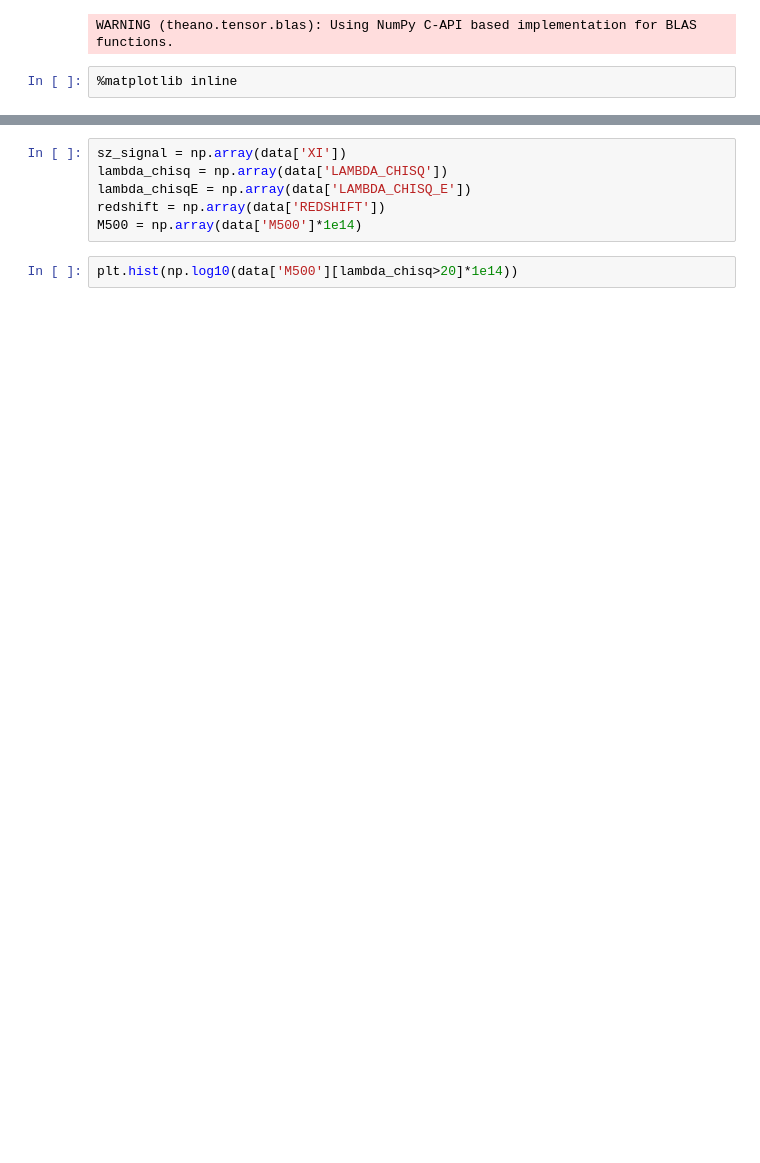
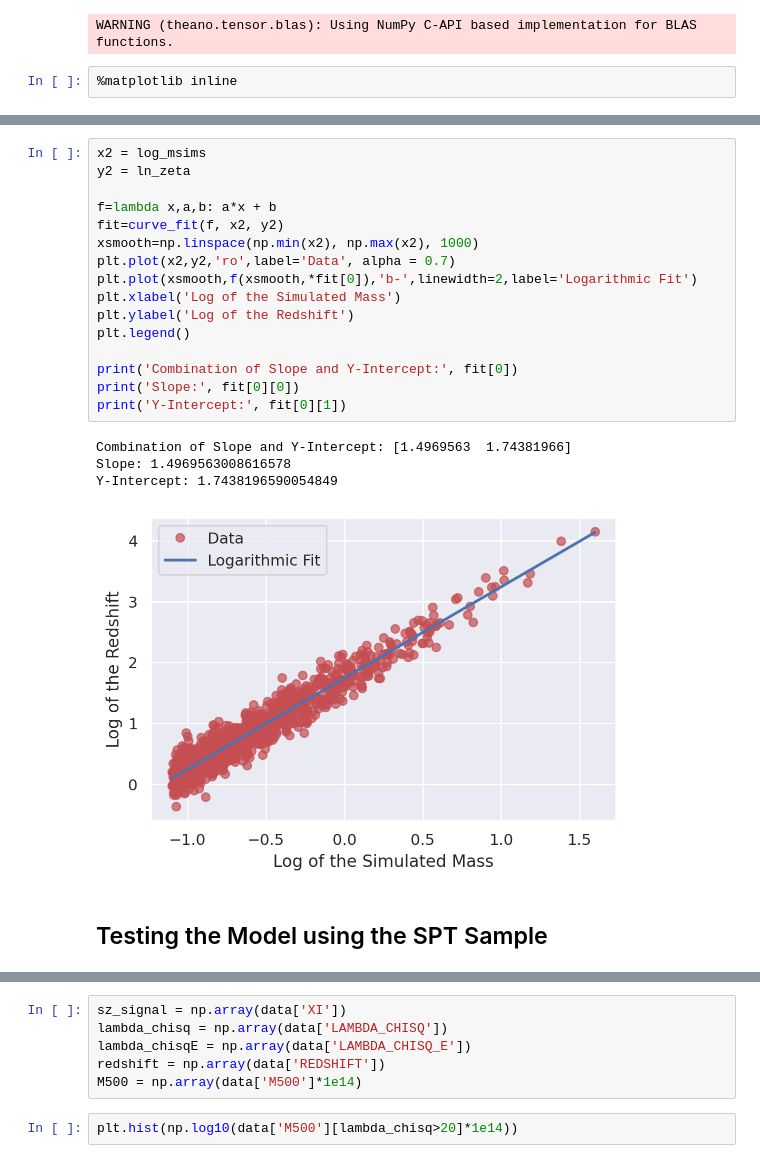
Before and after one commit to allenpinjic/mustar-project, a Jupyter notebook: notebook/SPT_Model_Test.ipynb, the cells around one changed output, grey strips where cells are left out. Saved outputs shown, nothing was run; the diff lists cells and outputs as text; blank space fills up the shorter version.

```diff
--- a/notebook/SPT_Model_Test.ipynb
+++ b/notebook/SPT_Model_Test.ipynb
@@ -30,3 +133,26 @@ WARNING (theano.tensor.blas): Using NumPy C-API based implementation for BLAS fu
+# %%
+x2 = log_msims
+y2 = ln_zeta
+
+f=lambda x,a,b: a*x + b
+fit=curve_fit(f, x2, y2)
+xsmooth=np.linspace(np.min(x2), np.max(x2), 1000)
+plt.plot(x2,y2,'ro',label='Data', alpha = 0.7)
+plt.plot(xsmooth,f(xsmooth,*fit[0]),'b-',linewidth=2,label='Logarithmic Fit')
+plt.xlabel('Log of the Simulated Mass')
+plt.ylabel('Log of the Redshift')
+plt.legend()
+
+print('Combination of Slope and Y-Intercept:', fit[0])
+print('Slope:', fit[0][0])
+print('Y-Intercept:', fit[0][1])
+# %% [output]
+Combination of Slope and Y-Intercept: [1.4969563  1.74381966]
+Slope: 1.4969563008616578
+Y-Intercept: 1.7438196590054849
+[figure, added]
+# %% [markdown]
+## Testing the Model using the SPT Sample
 # %%
 fname = '../data_set/sptecs_catalog_oct919.fits'
 
```
Also changed, not shown: parts of 19 cells of this notebook.
